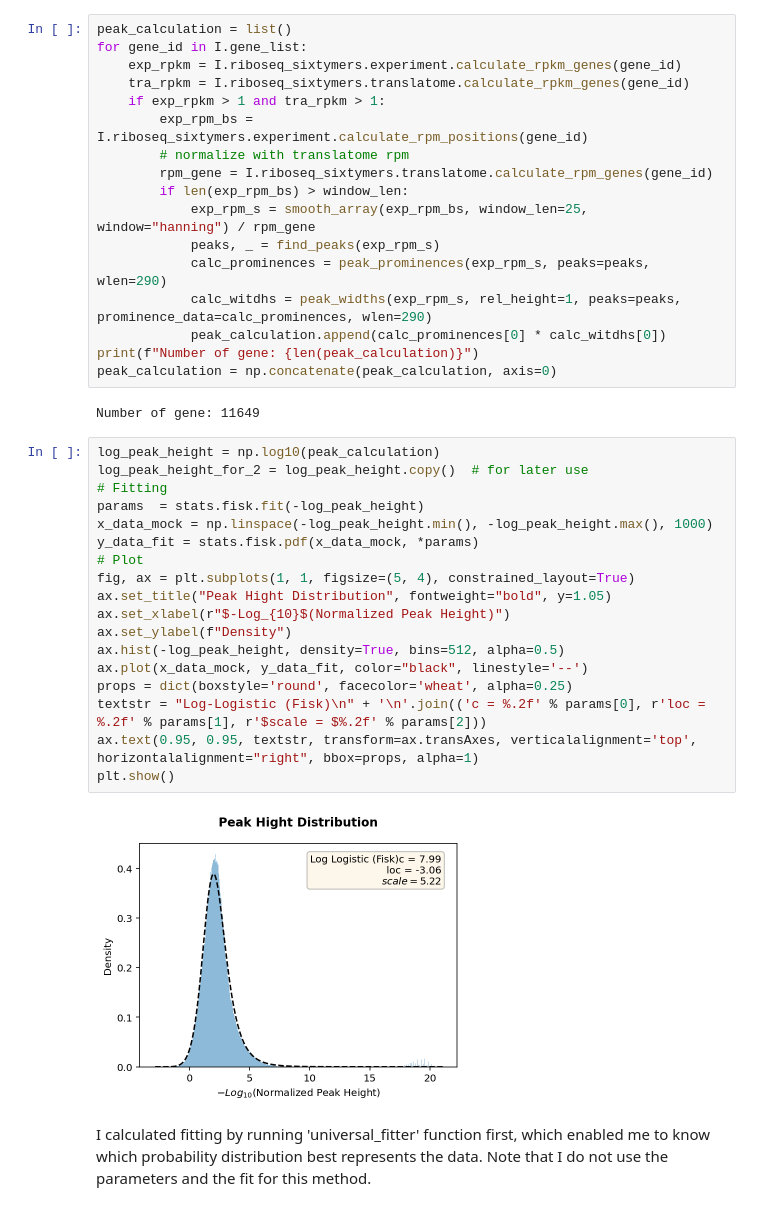
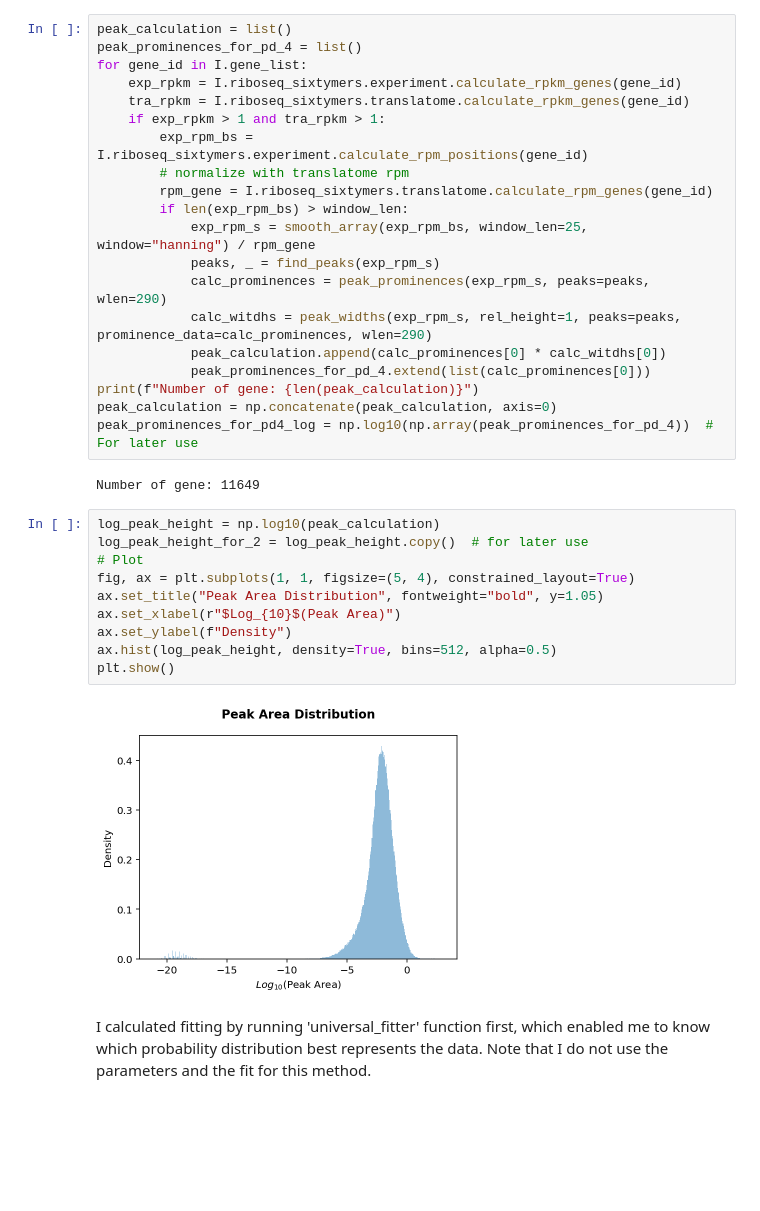
Before and after one commit to inecik/RiboSeqAnalysis, a Jupyter notebook: jupyter_server/ribosome_stalling_sites.ipynb, the cells around one changed output. Cells and saved outputs as stored; diff of their text form; blank space fills up the shorter version.

```diff
--- a/jupyter_server/ribosome_stalling_sites.ipynb
+++ b/jupyter_server/ribosome_stalling_sites.ipynb
@@ -382,6 +403,7 @@ As a result, wlen=290 is the value I want to move with.
 Everything is similar to above, but this time aforementioned triangular area will be used for a peak. Here, I will try to find out a good thredhold for this.
 # %%
 peak_calculation = list()
+peak_prominences_for_pd_4 = list()
 for gene_id in I.gene_list:
     exp_rpkm = I.riboseq_sixtymers.experiment.calculate_rpkm_genes(gene_id)
     tra_rpkm = I.riboseq_sixtymers.translatome.calculate_rpkm_genes(gene_id)
@@ -395,30 +417,24 @@ for gene_id in I.gene_list:
             calc_prominences = peak_prominences(exp_rpm_s, peaks=peaks, wlen=290)
             calc_witdhs = peak_widths(exp_rpm_s, rel_height=1, peaks=peaks, prominence_data=calc_prominences, wlen=290)
             peak_calculation.append(calc_prominences[0] * calc_witdhs[0])
+            peak_prominences_for_pd_4.extend(list(calc_prominences[0]))
 print(f"Number of gene: {len(peak_calculation)}")
 peak_calculation = np.concatenate(peak_calculation, axis=0)
+peak_prominences_for_pd4_log = np.log10(np.array(peak_prominences_for_pd_4))  # For later use
 # %% [output]
 Number of gene: 11649
 # %%
 log_peak_height = np.log10(peak_calculation)
 log_peak_height_for_2 = log_peak_height.copy()  # for later use
-# Fitting
-params  = stats.fisk.fit(-log_peak_height)
-x_data_mock = np.linspace(-log_peak_height.min(), -log_peak_height.max(), 1000)
-y_data_fit = stats.fisk.pdf(x_data_mock, *params)
 # Plot
 fig, ax = plt.subplots(1, 1, figsize=(5, 4), constrained_layout=True)
-ax.set_title("Peak Hight Distribution", fontweight="bold", y=1.05)
-ax.set_xlabel(r"$-Log_{10}$(Normalized Peak Height)")
+ax.set_title("Peak Area Distribution", fontweight="bold", y=1.05)
+ax.set_xlabel(r"$Log_{10}$(Peak Area)")
 ax.set_ylabel(f"Density")
-ax.hist(-log_peak_height, density=True, bins=512, alpha=0.5)
-ax.plot(x_data_mock, y_data_fit, color="black", linestyle='--')
-props = dict(boxstyle='round', facecolor='wheat', alpha=0.25)
-textstr = "Log-Logistic (Fisk)\n" + '\n'.join(('c = %.2f' % params[0], r'loc = %.2f' % params[1], r'$scale = $%.2f' % params[2]))
-ax.text(0.95, 0.95, textstr, transform=ax.transAxes, verticalalignment='top', horizontalalignment="right", bbox=props, alpha=1)
+ax.hist(log_peak_height, density=True, bins=512, alpha=0.5)
 plt.show()
 # %% [output]
-[figure, old version]
+[figure, new version]
 # %% [markdown]
 I calculated fitting by running 'universal_fitter' function first, which enabled me to know which probability distribution best represents the data. Note that I do not use the parameters and the fit for this method.
 # %%
```
Also changed, not shown: parts of 24 cells of this notebook, 1 other file.
